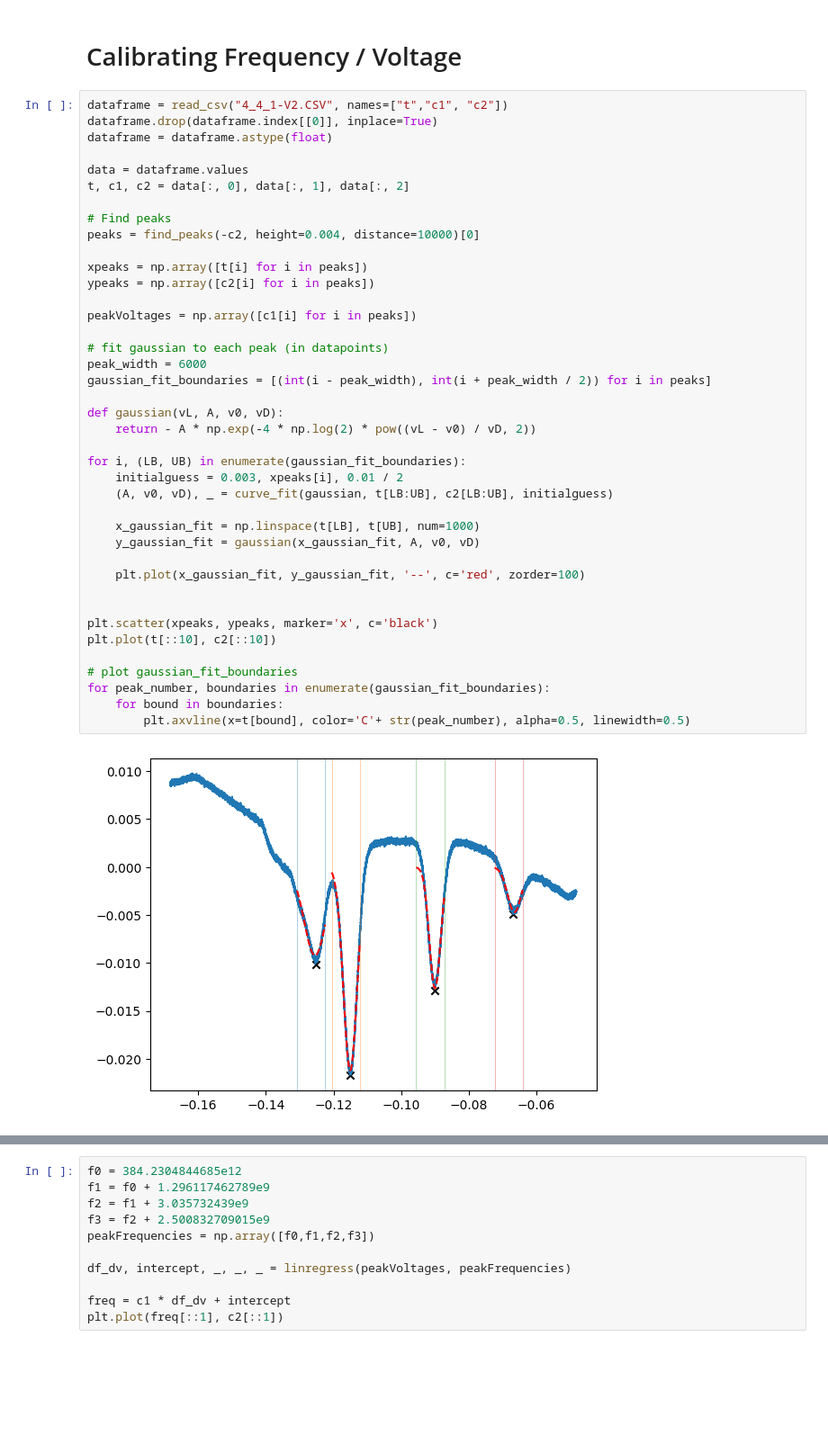
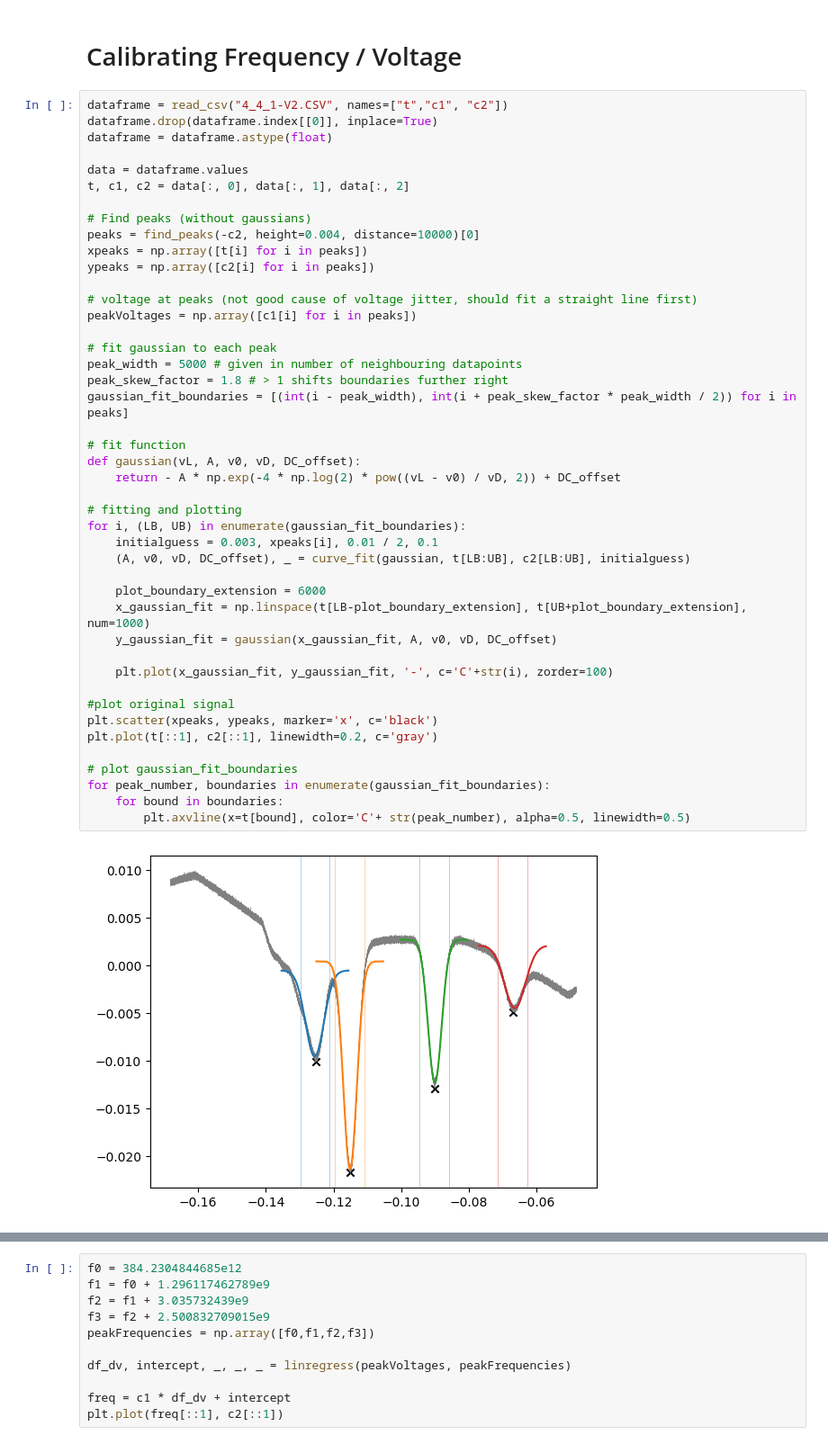
Before and after one commit to benjaminorthner/quantumlab, a Jupyter notebook: rb_spec/rb_spec.ipynb, the cells around one changed output, grey strips where cells are left out. Shown: that part at 90% size. Saved outputs shown, nothing was run; the diff lists cells and outputs as text; blank space fills up the shorter version.

Commit message:
graph w.r.t laser voltage

```diff
--- a/rb_spec/rb_spec.ipynb
+++ b/rb_spec/rb_spec.ipynb
@@ -10,42 +10,46 @@ from scipy.stats import linregress
 # %%
 dataframe = read_csv("4_4_1-V2.CSV", names=["t","c1", "c2"])
 dataframe.drop(dataframe.index[[0]], inplace=True)
 dataframe = dataframe.astype(float)
 
 data = dataframe.values
 t, c1, c2 = data[:, 0], data[:, 1], data[:, 2]
 
-# Find peaks
+# Find peaks (without gaussians)
 peaks = find_peaks(-c2, height=0.004, distance=10000)[0]
-
 xpeaks = np.array([t[i] for i in peaks])
 ypeaks = np.array([c2[i] for i in peaks])
 
+# voltage at peaks (not good cause of voltage jitter, should fit a straight line first)
 peakVoltages = np.array([c1[i] for i in peaks])
 
-# fit gaussian to each peak (in datapoints)
-peak_width = 6000
-gaussian_fit_boundaries = [(int(i - peak_width), int(i + peak_width / 2)) for i in peaks]
+# fit gaussian to each peak
+peak_width = 5000 # given in number of neighbouring datapoints
+peak_skew_factor = 1.8 # > 1 shifts boundaries further right
+gaussian_fit_boundaries = [(int(i - peak_width), int(i + peak_skew_factor * peak_width / 2)) for i in peaks]
 
-def gaussian(vL, A, v0, vD):
-	return - A * np.exp(-4 * np.log(2) * pow((vL - v0) / vD, 2))
+# fit function
+def gaussian(vL, A, v0, vD, DC_offset):
+	return - A * np.exp(-4 * np.log(2) * pow((vL - v0) / vD, 2)) + DC_offset
 
+# fitting and plotting
 for i, (LB, UB) in enumerate(gaussian_fit_boundaries):
-    initialguess = 0.003, xpeaks[i], 0.01 / 2
-    (A, v0, vD), _ = curve_fit(gaussian, t[LB:UB], c2[LB:UB], initialguess)
+    initialguess = 0.003, xpeaks[i], 0.01 / 2, 0.1
+    (A, v0, vD, DC_offset), _ = curve_fit(gaussian, t[LB:UB], c2[LB:UB], initialguess)
 
-    x_gaussian_fit = np.linspace(t[LB], t[UB], num=1000)
-    y_gaussian_fit = gaussian(x_gaussian_fit, A, v0, vD)
+    plot_boundary_extension = 6000
+    x_gaussian_fit = np.linspace(t[LB-plot_boundary_extension], t[UB+plot_boundary_extension], num=1000)
+    y_gaussian_fit = gaussian(x_gaussian_fit, A, v0, vD, DC_offset)
 
-    plt.plot(x_gaussian_fit, y_gaussian_fit, '--', c='red', zorder=100)
+    plt.plot(x_gaussian_fit, y_gaussian_fit, '-', c='C'+str(i), zorder=100)
 
-
+#plot original signal
 plt.scatter(xpeaks, ypeaks, marker='x', c='black')
-plt.plot(t[::10], c2[::10])
+plt.plot(t[::1], c2[::1], linewidth=0.2, c='gray')
 
 # plot gaussian_fit_boundaries
 for peak_number, boundaries in enumerate(gaussian_fit_boundaries):
     for bound in boundaries:
         plt.axvline(x=t[bound], color='C'+ str(peak_number), alpha=0.5, linewidth=0.5)
 # %% [output]
-[figure, old version]
+[figure, new version]
```
Also changed, not shown: parts of 2 cells of this notebook.
